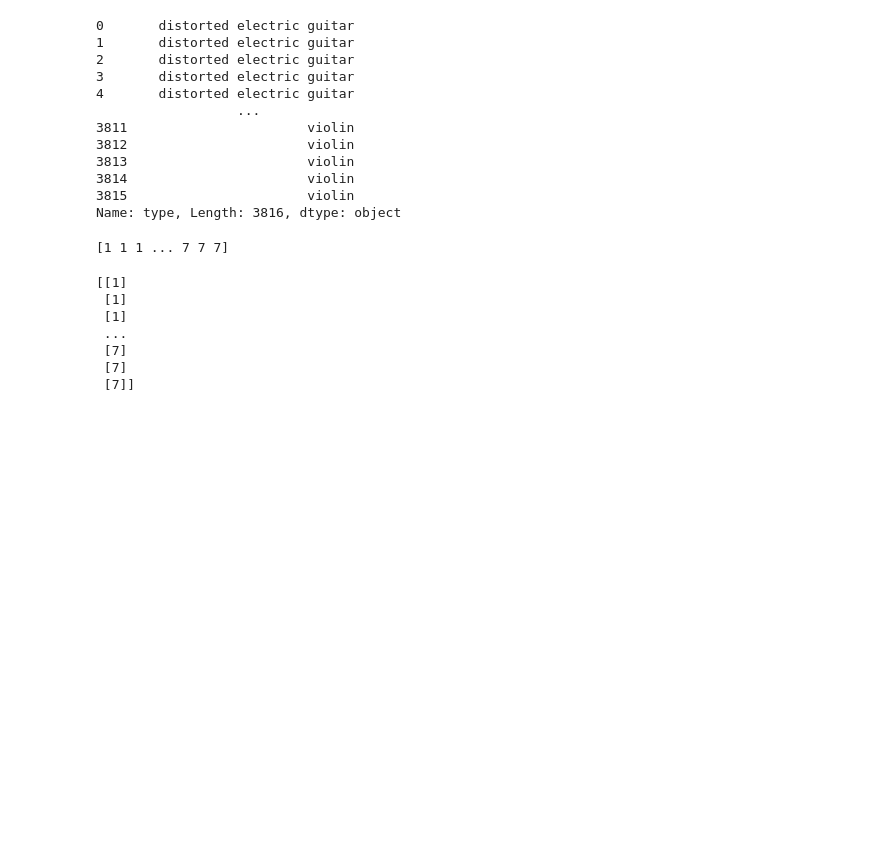
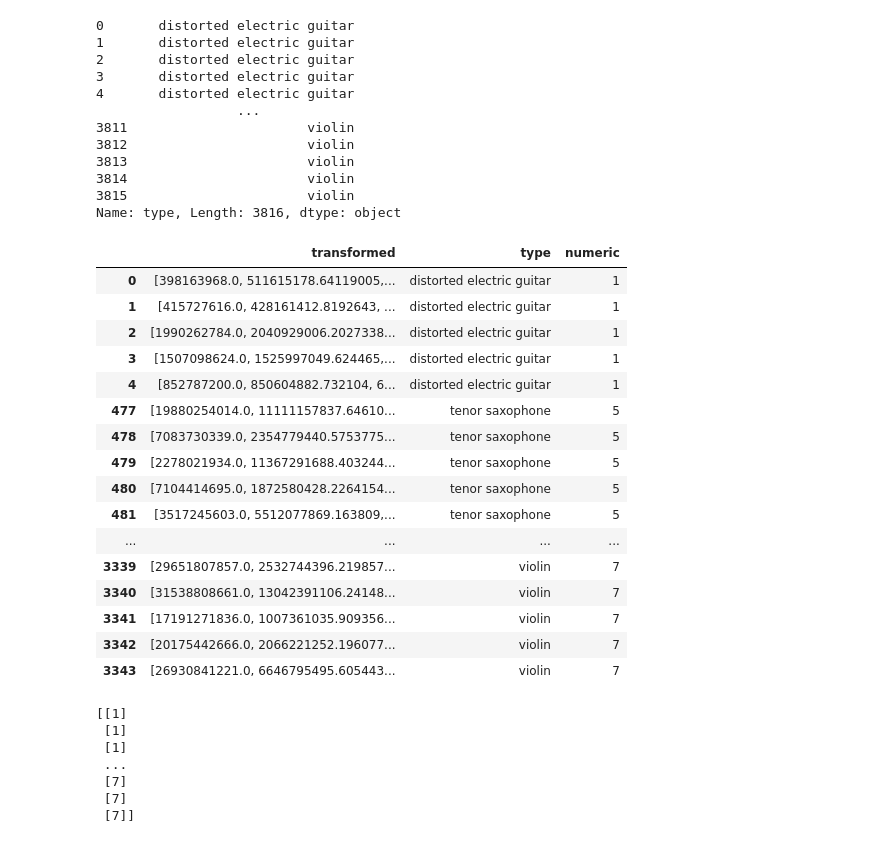
Before and after one commit to AnaMA96/FINAL-PROJECT, a Jupyter notebook: Training CNN.ipynb, the cells around one changed output. Drawn from its saved outputs; the diff is of its cells as text; code cells hidden in the pictures; blank space fills up the shorter version.

```diff
--- a/Training CNN.ipynb
+++ b/Training CNN.ipynb
@@ -47,9 +47,28 @@ Name: type, Length: 3816, dtype: object
 # %%
 label_encoder = LabelEncoder()
 label_encoded = label_encoder.fit_transform(df_train.type)
-print(label_encoded)
+
+
+df_train.numeric = label_encoded
+df_train.groupby(by="numeric").head()
 # %% [output]
-[1 1 1 ... 7 7 7]
+|  | transformed | type | numeric |
+| 0 | [398163968.0, 511615178.64119005,... | distorted electric guitar | 1 |
+| 1 | [415727616.0, 428161412.8192643, ... | distorted electric guitar | 1 |
+| 2 | [1990262784.0, 2040929006.2027338... | distorted electric guitar | 1 |
+| 3 | [1507098624.0, 1525997049.624465,... | distorted electric guitar | 1 |
+| 4 | [852787200.0, 850604882.732104, 6... | distorted electric guitar | 1 |
+| 477 | [19880254014.0, 11111157837.64610... | tenor saxophone | 5 |
+| 478 | [7083730339.0, 2354779440.5753775... | tenor saxophone | 5 |
+| 479 | [2278021934.0, 11367291688.403244... | tenor saxophone | 5 |
+| 480 | [7104414695.0, 1872580428.2264154... | tenor saxophone | 5 |
+| 481 | [3517245603.0, 5512077869.163809,... | tenor saxophone | 5 |
+| ... | ... | ... | ... |
+| 3339 | [29651807857.0, 2532744396.219857... | violin | 7 |
+| 3340 | [31538808661.0, 13042391106.24148... | violin | 7 |
+| 3341 | [17191271836.0, 1007361035.909356... | violin | 7 |
+| 3342 | [20175442666.0, 2066221252.196077... | violin | 7 |
+| 3343 | [26930841221.0, 6646795495.605443... | violin | 7 |
 # %%
 label_encoded = label_encoded[:, np.newaxis]
 print(label_encoded)
```
Also changed, not shown: parts of 1 cell of this notebook, 4 other files.
